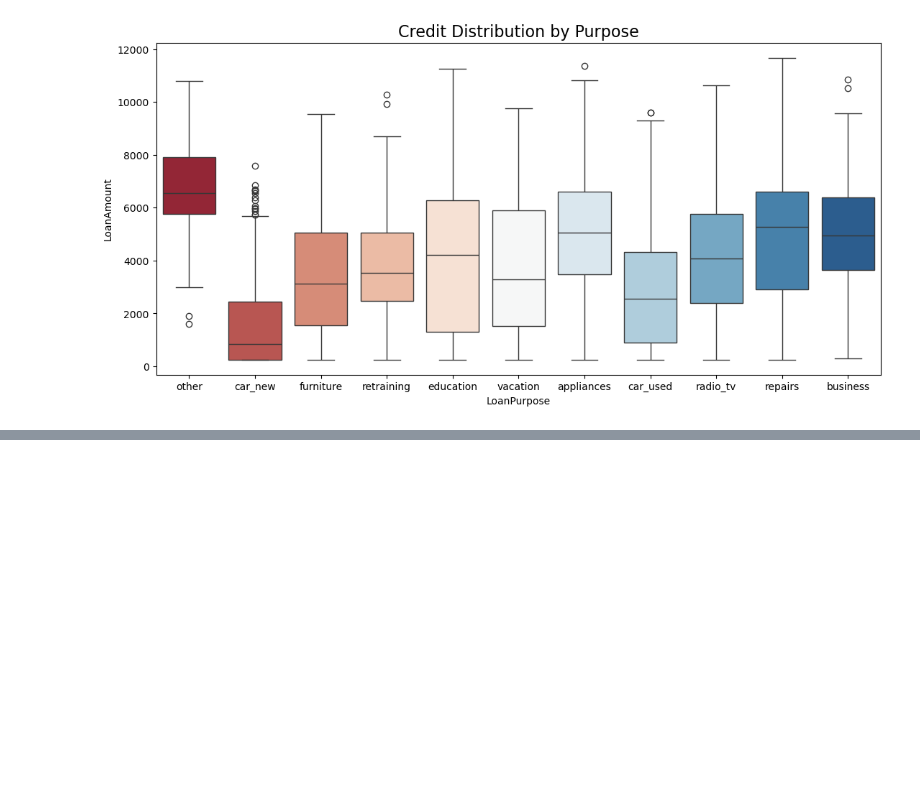
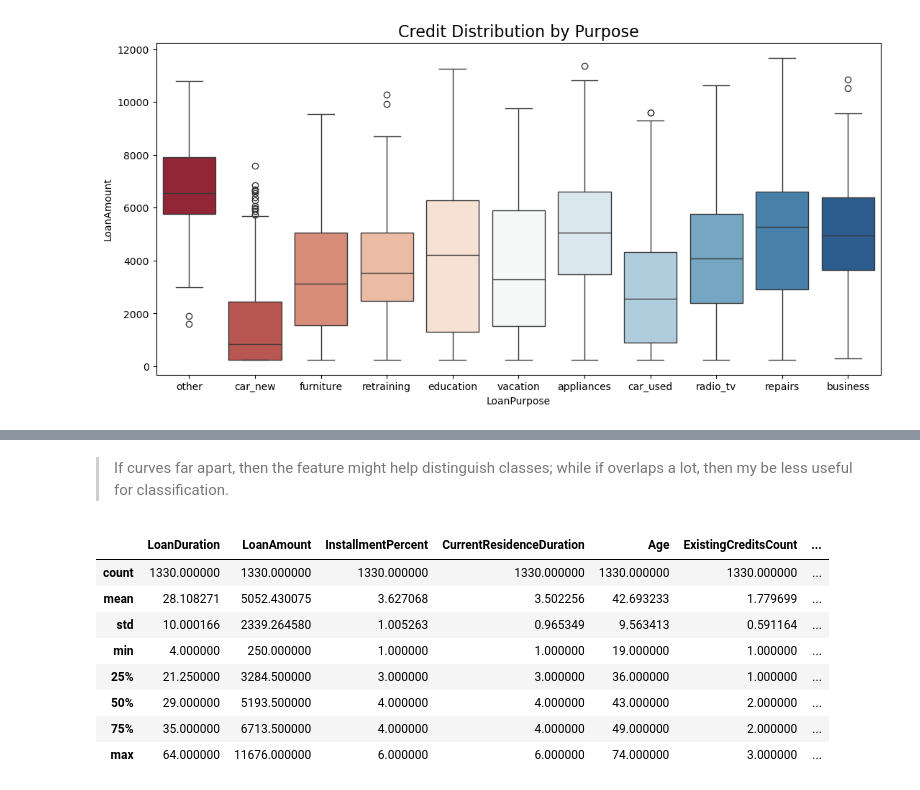
Before and after one commit to samyuktsriram/ml2_kaggle_chall, a Jupyter notebook: eda.ipynb, the cells around one changed output, grey strips where cells are left out. Saved outputs shown, nothing was run; the diff lists cells and outputs as text; code cells hidden in the pictures; blank space fills up the shorter version.

```diff
--- a/eda.ipynb
+++ b/eda.ipynb
@@ -84,0 +157,14 @@ plt.show()
+# %% [markdown]
+>If curves far apart, then the feature might help distinguish classes; while if overlaps a lot, then my be less useful for classification.
+# %%
+df[df["Risk"] == "Risk"].describe()
+# %% [output]
+|  | LoanDuration | LoanAmount | InstallmentPercent | CurrentResidenceDuration | Age | ExistingCreditsCount | ... |
+| count | 1330.000000 | 1330.000000 | 1330.000000 | 1330.000000 | 1330.000000 | 1330.000000 | ... |
+| mean | 28.108271 | 5052.430075 | 3.627068 | 3.502256 | 42.693233 | 1.779699 | ... |
+| std | 10.000166 | 2339.264580 | 1.005263 | 0.965349 | 9.563413 | 0.591164 | ... |
+| min | 4.000000 | 250.000000 | 1.000000 | 1.000000 | 19.000000 | 1.000000 | ... |
+| 25% | 21.250000 | 3284.500000 | 3.000000 | 3.000000 | 36.000000 | 1.000000 | ... |
+| 50% | 29.000000 | 5193.500000 | 4.000000 | 4.000000 | 43.000000 | 2.000000 | ... |
+| 75% | 35.000000 | 6713.500000 | 4.000000 | 4.000000 | 49.000000 | 2.000000 | ... |
+| max | 64.000000 | 11676.000000 | 6.000000 | 6.000000 | 74.000000 | 3.000000 | ... |
```
Also changed, not shown: parts of 9 cells of this notebook, 2 other files.
